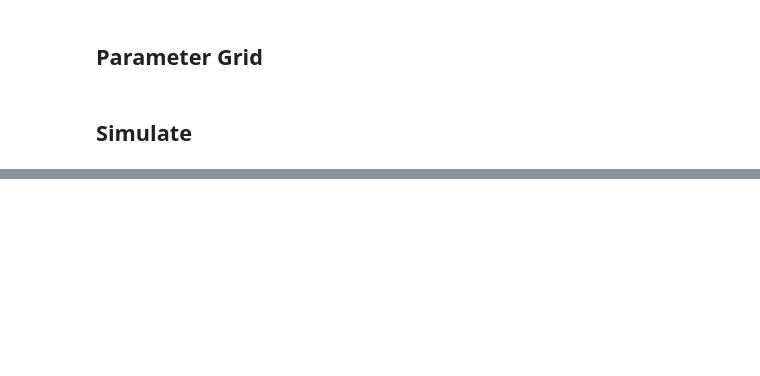
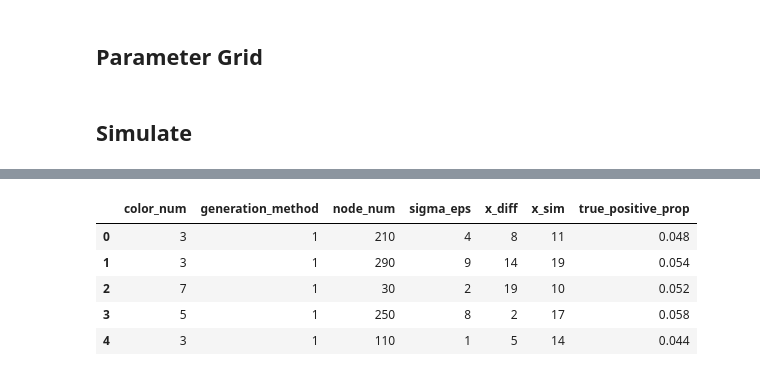
Before and after one commit to legomyleg/clique-homology, a Jupyter notebook: docs/validation.ipynb, the cells around one changed output, grey strips where cells are left out. Cells and saved outputs as stored; diff of their text form; code cells hidden in the pictures; blank space fills up the shorter version.

```diff
--- a/docs/validation.ipynb
+++ b/docs/validation.ipynb
@@ -104,0 +189,11 @@ for key, value in results.items():
+# %%
+num_df = df.iloc[:, :7]
+num_df["generation_method"] = np.where(num_df["generation_method"] == "static", 1, 0)
+num_df.head()
+# %% [output]
+|  | color_num | generation_method | node_num | sigma_eps | x_diff | x_sim | true_positive_prop |
+| 0 | 3 | 1 | 210 | 4 | 8 | 11 | 0.048 |
+| 1 | 3 | 1 | 290 | 9 | 14 | 19 | 0.054 |
+| 2 | 7 | 1 | 30 | 2 | 19 | 10 | 0.052 |
+| 3 | 5 | 1 | 250 | 8 | 2 | 17 | 0.058 |
+| 4 | 3 | 1 | 110 | 1 | 5 | 14 | 0.044 |
```
Also changed, not shown: parts of 18 cells of this notebook, 1 other file.
